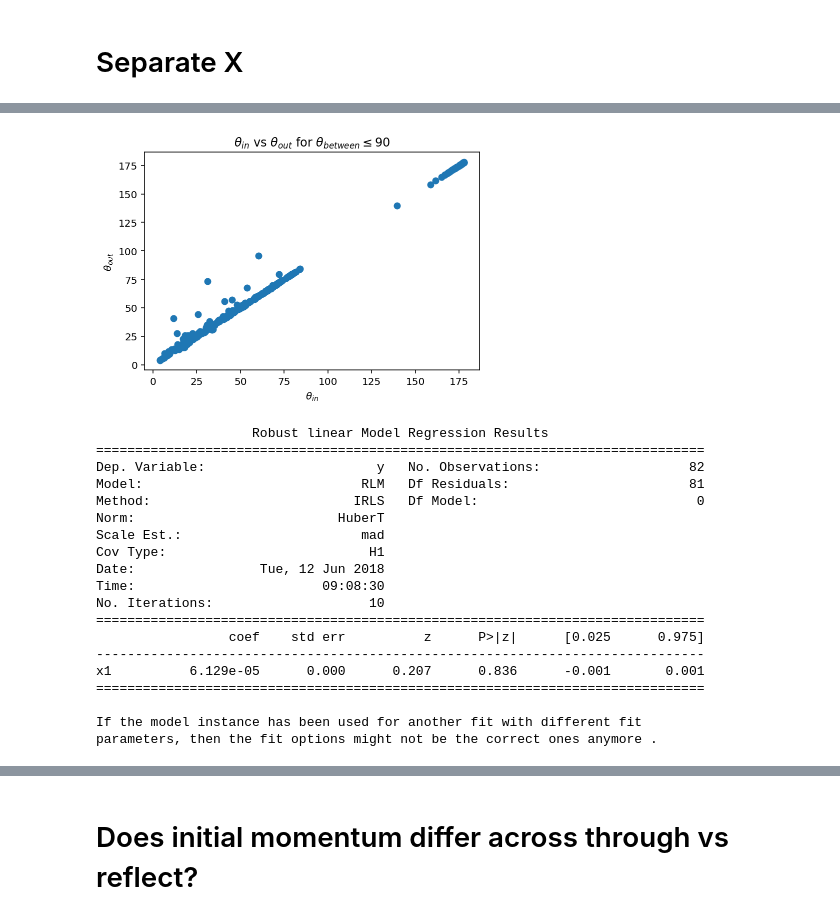
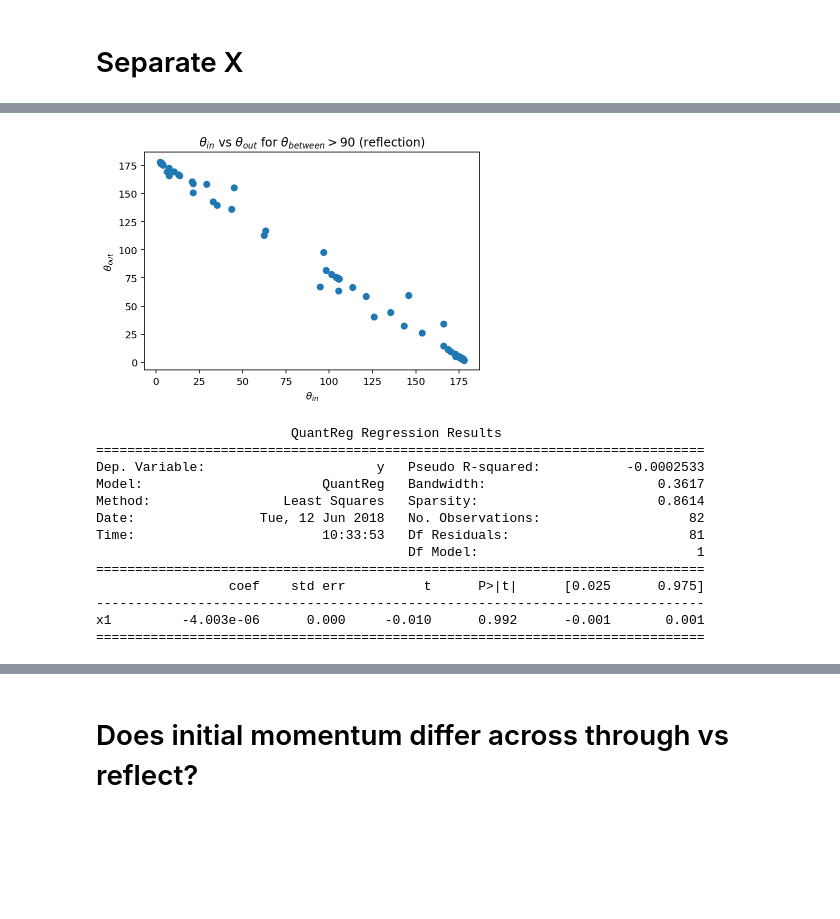
Before and after one commit to sqrider/MATH189_FINAL_PROJ, a Jupyter notebook: Trajectories.ipynb, the cells around one changed output, grey strips where cells are left out. Saved outputs shown, nothing was run; the diff lists cells and outputs as text; code cells hidden in the pictures; blank space fills up the shorter version.

```diff
--- a/Trajectories.ipynb
+++ b/Trajectories.ipynb
@@ -371,8 +371,8 @@ plt.show()
 # %% [markdown]
 ## Test of proportion
 # %%
-reflect = np.array(angles_total) <= 90
+reflect = np.array(angles_total) > 90
 print(np.mean(reflect))
-through = np.array(angles_total) > 90
+through = np.array(angles_total) <= 90
 print(np.mean(through))
 # %% [output]
@@ -430,35 +427,29 @@ plt.scatter(through_exog, through_ols_results.resid)
 # %%
 plt.scatter(np.array(angles_in)[reflect], np.array(angles_out)[reflect])
 plt.xlabel(r'$\theta_{in}$')
 plt.ylabel(r'$\theta_{out}$')
-plt.title(r'$\theta_{in}$ vs $\theta_{out}$ for $\theta_{between} \leq 90$')
+plt.title(r'$\theta_{in}$ vs $\theta_{out}$ for $\theta_{between} > 90$ (reflection)')
 plt.show()
 # %% [output]
-[figure, old version]
+[figure, new version]
 # %%
-reflect_endog = 180 - np.array(angles_out)[reflect] - np.array(angles_in)[reflect]
+reflect_endog = np.array(angles_out)[reflect] + np.array(angles_in)[reflect] - 180
 reflect_exog = np.array(angles_in)[reflect]
 
-reflect_ols = sm.RLM(reflect_endog, reflect_exog)
-reflect_ols_results = reflect_ols.fit()
-print(reflect_ols_results.summary())
+reflect_lad = sm.QuantReg(reflect_endog, reflect_exog)
+reflect_lad_results = reflect_lad.fit(q=.5)
+print(reflect_lad_results.summary())
 # %% [output]
-                    Robust linear Model Regression Results
+                         QuantReg Regression Results
 ==============================================================================
-Dep. Variable:                      y   No. Observations:                   82
-Model:                            RLM   Df Residuals:                       81
-Method:                          IRLS   Df Model:                            0
-Norm:                          HuberT
-Scale Est.:                       mad
-Cov Type:                          H1
-Date:                Tue, 12 Jun 2018
-Time:                        09:08:30
-No. Iterations:                    10
+Dep. Variable:                      y   Pseudo R-squared:           -0.0002533
+Model:                       QuantReg   Bandwidth:                      0.3617
+Method:                 Least Squares   Sparsity:                       0.8614
+Date:                Tue, 12 Jun 2018   No. Observations:                   82
+Time:                        10:33:53   Df Residuals:                       81
+                                        Df Model:                            1
 ==============================================================================
-                 coef    std err          z      P>|z|      [0.025      0.975]
+                 coef    std err          t      P>|t|      [0.025      0.975]
 ------------------------------------------------------------------------------
-x1          6.129e-05      0.000      0.207      0.836      -0.001       0.001
+x1         -4.003e-06      0.000     -0.010      0.992      -0.001       0.001
 ==============================================================================
-
-If the model instance has been used for another fit with different fit
-parameters, then the fit options might not be the correct ones anymore .
```
Also changed, not shown: parts of 10 cells of this notebook, 1 other file.
